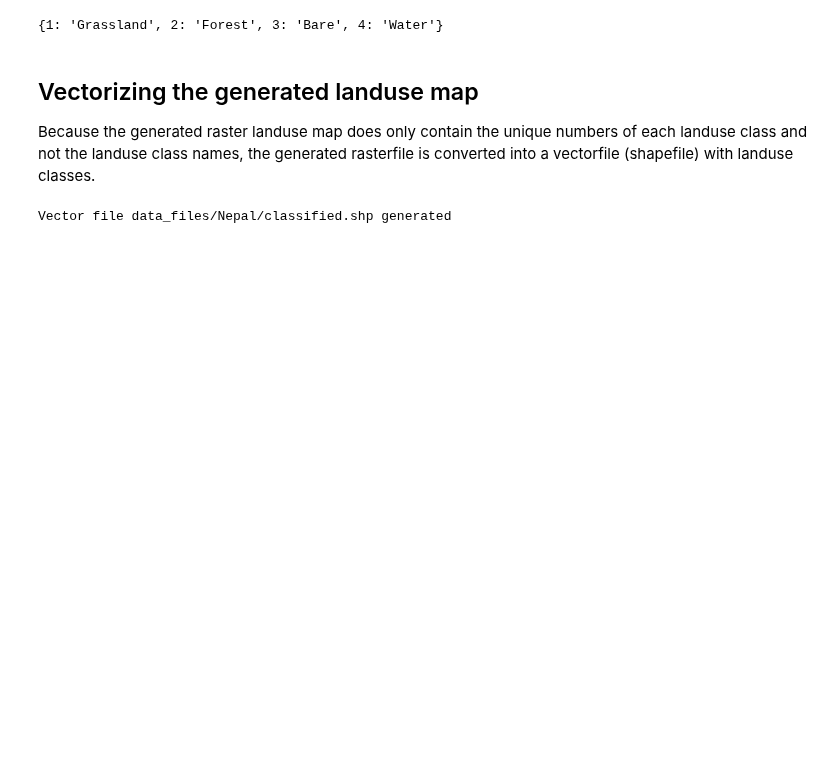
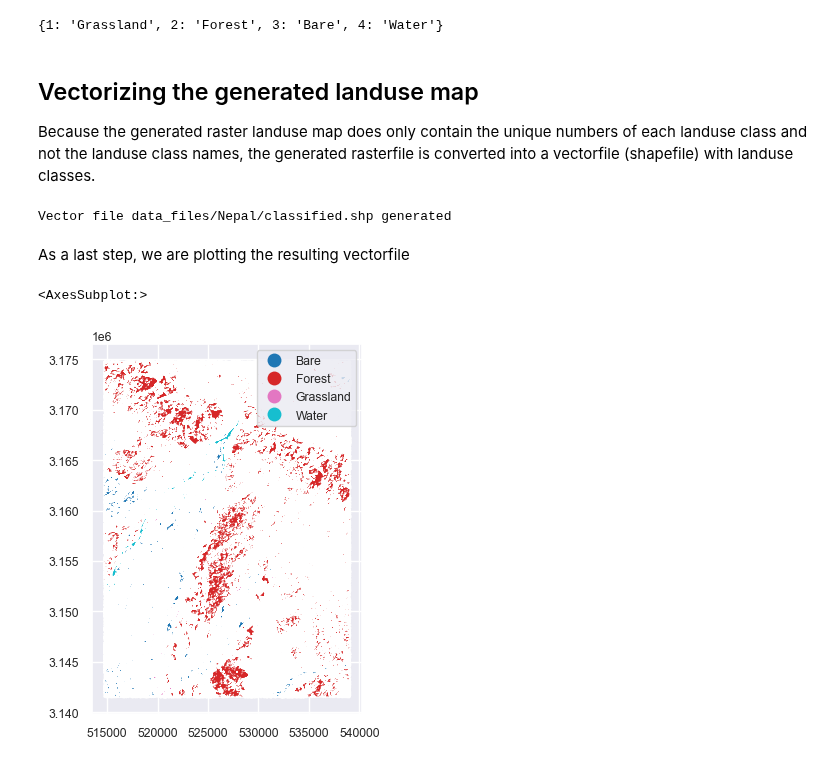
Before and after one commit to MarkTerlien/Quatro-Book-TeM, a Jupyter notebook: supervised_classification.ipynb, the cells around one changed output. Cells and saved outputs as stored; diff of their text form; code cells hidden in the pictures; blank space fills up the shorter version.

```diff
--- a/supervised_classification.ipynb
+++ b/supervised_classification.ipynb
@@ -543,3 +556,21 @@ vector_handle = layer = feat = geom = None
 print("Vector file " + classified_landuse_vector_file + " generated")
 # %% [output]
 Vector file data_files/Nepal/classified.shp generated
+# %% [markdown]
+As a last step, we are plotting the resulting vectorfile
+# %%
+import matplotlib.pyplot as plt
+
+# Import vectorfile in geopandas dataframe
+gdf_classified_landuse = gpd.read_file(classified_landuse_vector_file)
+
+# Set plot area
+fig, ax = plt.subplots(1, 1)
+
+# Plot the landuse classes
+gdf_classified_landuse.plot(column=landuse_column,
+           ax=ax,
+           legend=True)
+# %% [output]
+<AxesSubplot:>
+[figure, added]
```
Also changed, not shown: parts of 17 cells of this notebook, 4 other files.
